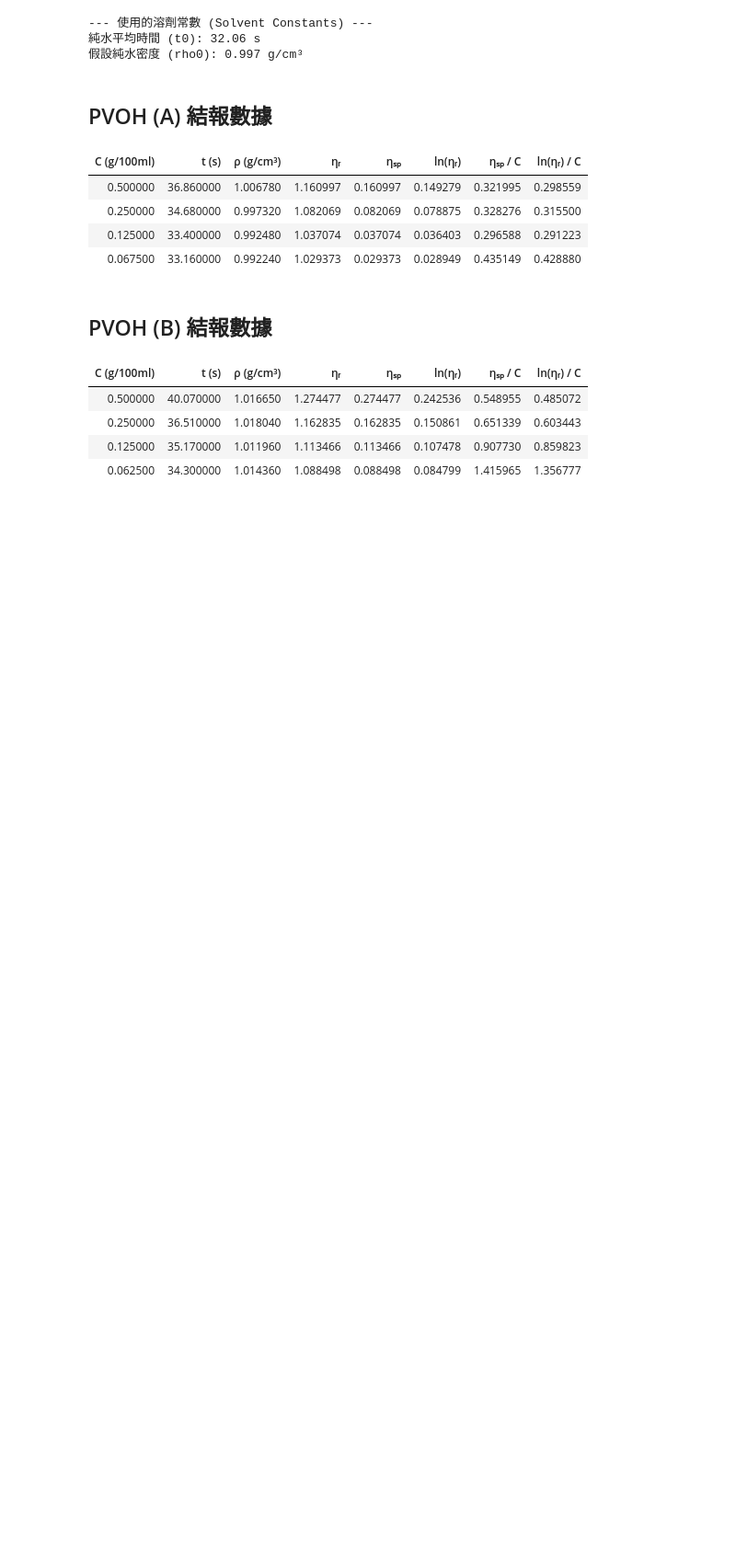
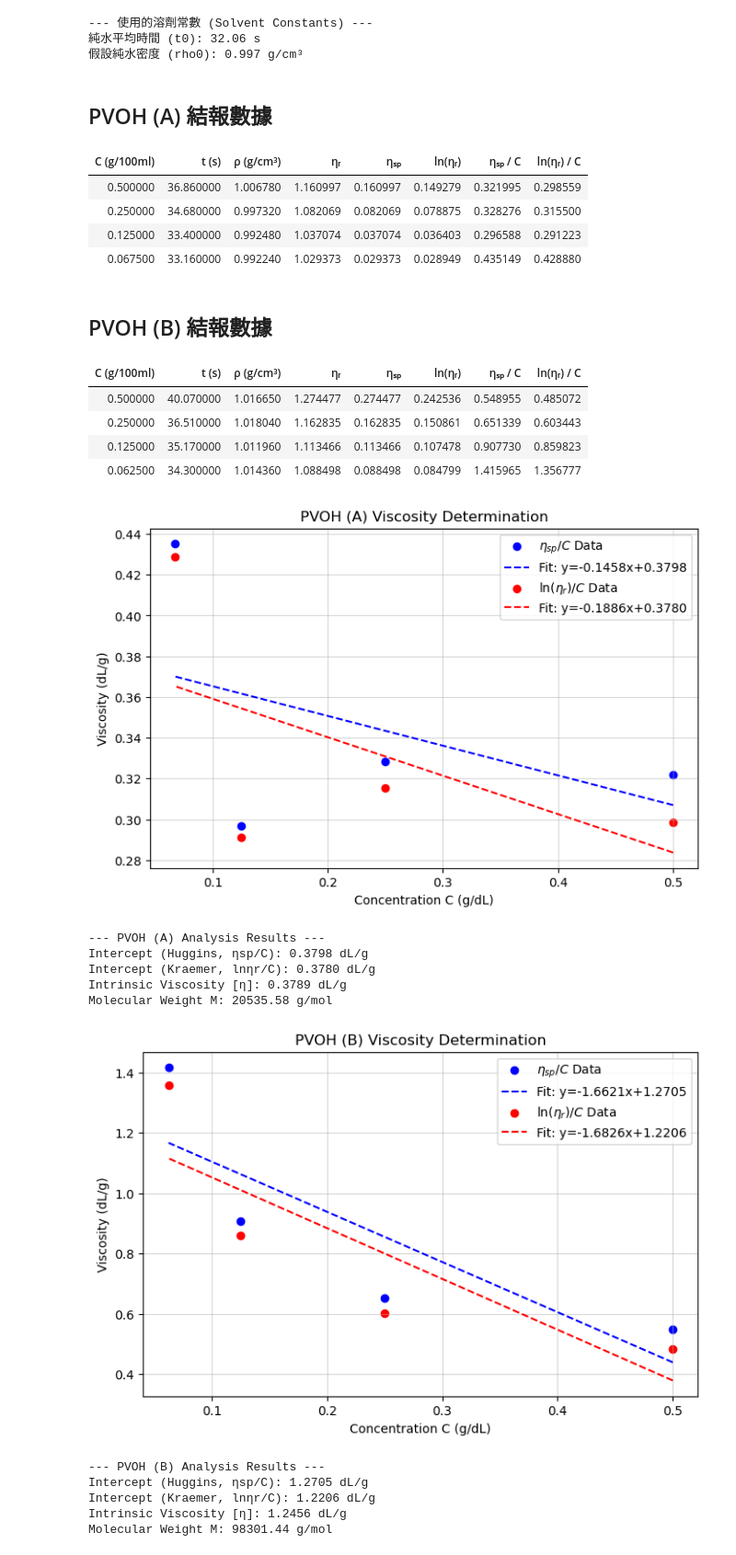
Before and after one commit to andyyahu0916/Physical_Chemistry_Experiment, a Jupyter notebook: PCE_exp1.ipynb, the cells around one changed output. Shown: that part at 92% size. Cells and saved outputs as stored; diff of their text form; code cells hidden in the pictures; blank space fills up the shorter version.

```diff
--- a/PCE_exp1.ipynb
+++ b/PCE_exp1.ipynb
@@ -91,3 +91,81 @@ PVOH (B) 結報數據
 | 0.250000 | 36.510000 | 1.018040 | 1.162835 | 0.162835 | 0.150861 | 0.651339 | 0.603443 |
 | 0.125000 | 35.170000 | 1.011960 | 1.113466 | 0.113466 | 0.107478 | 0.907730 | 0.859823 |
 | 0.062500 | 34.300000 | 1.014360 | 1.088498 | 0.088498 | 0.084799 | 1.415965 | 1.356777 |
+# %%
+import matplotlib.pyplot as plt
+from scipy.stats import linregress
+
+# --- 參數設定 (來自講義) ---
+K = 2.0e-4
+a = 0.76
+
+# --- 定義作圖與分析函數 ---
+def analyze_viscosity(df_report, name):
+    # 準備 X, Y 數據
+    # 注意: 我們需要將欄位名稱對應回你在 df_report 中使用的名稱
+    # C 欄位: 'C (g/100ml)'
+    # ηsp/C 欄位: 'ηₛₚ / C'
+    # ln(ηr)/C 欄位: 'ln(ηᵣ) / C'
+
+    x = df_report['C (g/100ml)']
+    y_sp = df_report['ηₛₚ / C']
+    y_ln = df_report['ln(ηᵣ) / C']
+
+    # 1. 線性回歸 (Linear Regression)
+    # y = slope * x + intercept
+    slope_sp, intercept_sp, r_sp, p_sp, err_sp = linregress(x, y_sp)
+    slope_ln, intercept_ln, r_ln, p_ln, err_ln = linregress(x, y_ln)
+
+    # 2. 計算極限黏度 [η] (取兩條線截距的平均值)
+    intrinsic_viscosity = (intercept_sp + intercept_ln) / 2
+
+    # 3. 計算分子量 M
+    # 公式: [η] = K * M^a  =>  M = ([η] / K)^(1/a)
+    M = (intrinsic_viscosity / K) ** (1/a)
+
+    # 4. 作圖
+    plt.figure(figsize=(8, 5))
+
+    # 繪製 ηsp/C 的數據點與回歸線
+    plt.scatter(x, y_sp, color='blue', label=r'$\eta_{sp}/C$ Data')
+    plt.plot(x, slope_sp * x + intercept_sp, color='blue', linestyle='--',
+             label=f'Fit: y={slope_sp:.4f}x+{intercept_sp:.4f}')
+
+    # 繪製 ln(ηr)/C 的數據點與回歸線
+    plt.scatter(x, y_ln, color='red', label=r'$\ln(\eta_r)/C$ Data')
+    plt.plot(x, slope_ln * x + intercept_ln, color='red', linestyle='--',
+             label=f'Fit: y={slope_ln:.4f}x+{intercept_ln:.4f}')
+
+    plt.title(f'{name} Viscosity Determination')
+    plt.xlabel('Concentration C (g/dL)')
+    plt.ylabel('Viscosity (dL/g)')
+    plt.legend()
+    plt.grid(True, alpha=0.5)
+
+    # 顯示圖表
+    plt.show()
+
+    # 5. 顯示計算結果
+    print(f"--- {name} Analysis Results ---")
+    print(f"Intercept (Huggins, ηsp/C): {intercept_sp:.4f} dL/g")
+    print(f"Intercept (Kraemer, lnηr/C): {intercept_ln:.4f} dL/g")
+    print(f"Intrinsic Viscosity [η]: {intrinsic_viscosity:.4f} dL/g")
+    print(f"Molecular Weight M: {M:.2f} g/mol\n")
+
+# --- 執行分析 ---
+# 假設你前面的 DataFrame 變數名稱是 df_A_report 和 df_B_report
+analyze_viscosity(df_A_report, "PVOH (A)")
+analyze_viscosity(df_B_report, "PVOH (B)")
+# %% [output]
+[figure, added]
+--- PVOH (A) Analysis Results ---
+Intercept (Huggins, ηsp/C): 0.3798 dL/g
+Intercept (Kraemer, lnηr/C): 0.3780 dL/g
+Intrinsic Viscosity [η]: 0.3789 dL/g
+Molecular Weight M: 20535.58 g/mol
+[figure, added]
+--- PVOH (B) Analysis Results ---
+Intercept (Huggins, ηsp/C): 1.2705 dL/g
+Intercept (Kraemer, lnηr/C): 1.2206 dL/g
+Intrinsic Viscosity [η]: 1.2456 dL/g
+Molecular Weight M: 98301.44 g/mol
```
Also changed, not shown: 3 other files.
